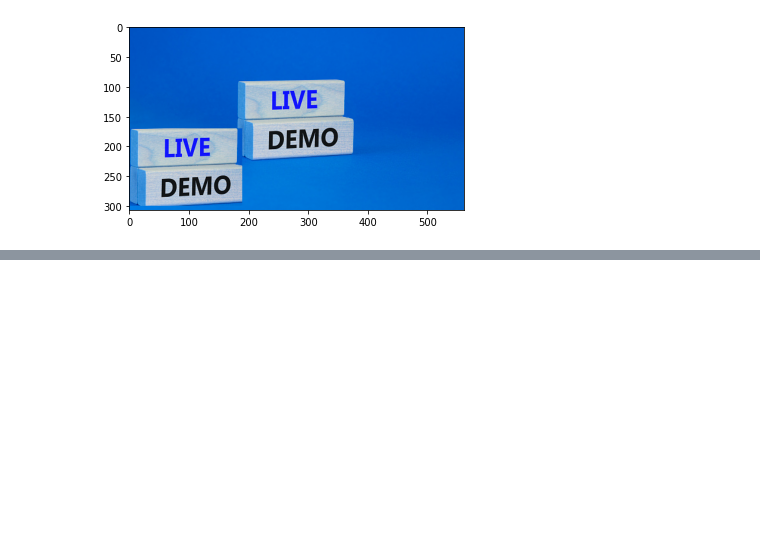
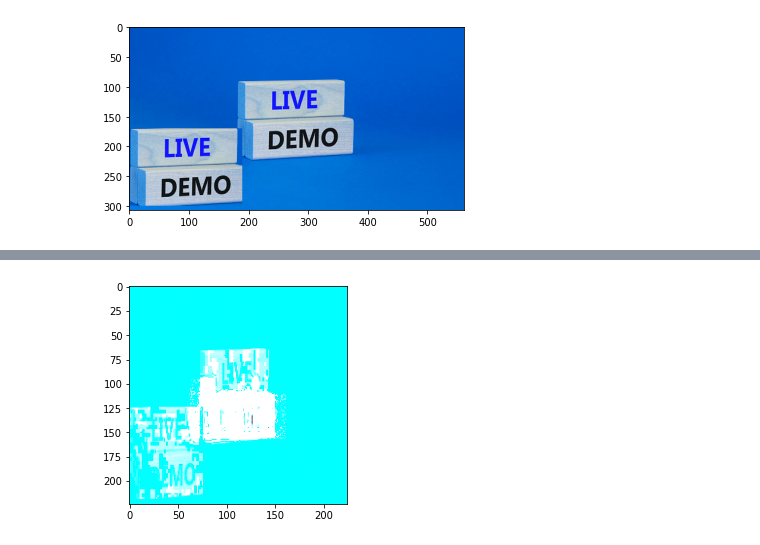
Before and after one commit to Suraj520/cv-nlp-basics-to-advanced, a Jupyter notebook: 02_CV/02_image-arithmetic-operations/notebook.ipynb, the cells around one changed output, grey strips where cells are left out. Saved outputs shown, nothing was run; the diff lists cells and outputs as text; code cells hidden in the pictures; blank space fills up the shorter version.

```diff
--- a/02_CV/02_image-arithmetic-operations/notebook.ipynb
+++ b/02_CV/02_image-arithmetic-operations/notebook.ipynb
@@ -29,0 +51,7 @@ plt.show()
+# %%
+#multiply
+mul_img = cv2.multiply(img,img2)
+plt.imshow(mul_img)
+plt.show()
+# %% [output]
+[figure, added]
```
Also changed, not shown: parts of 5 cells of this notebook, 5 other files.
